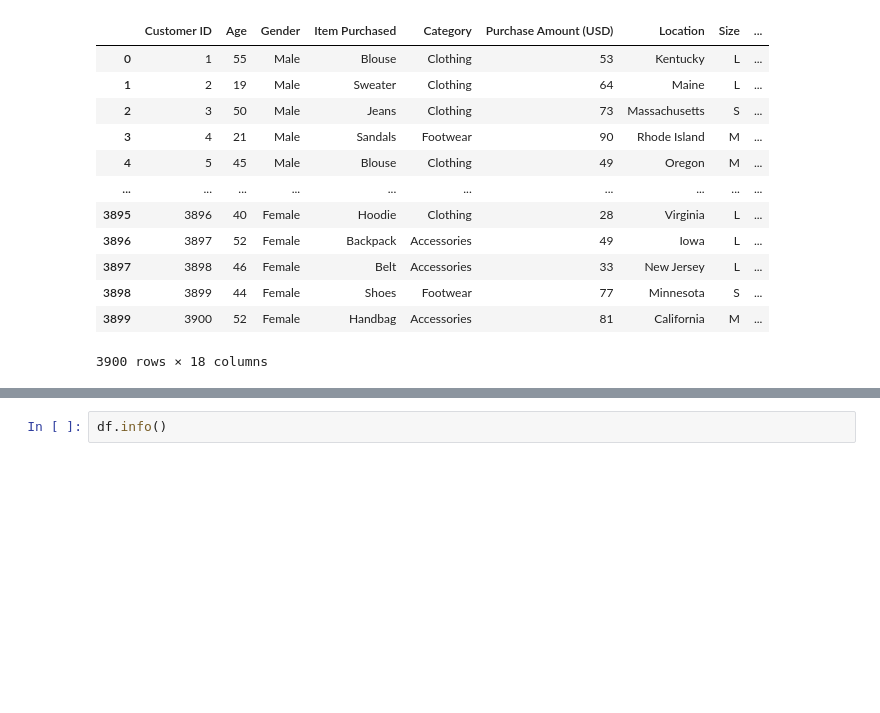
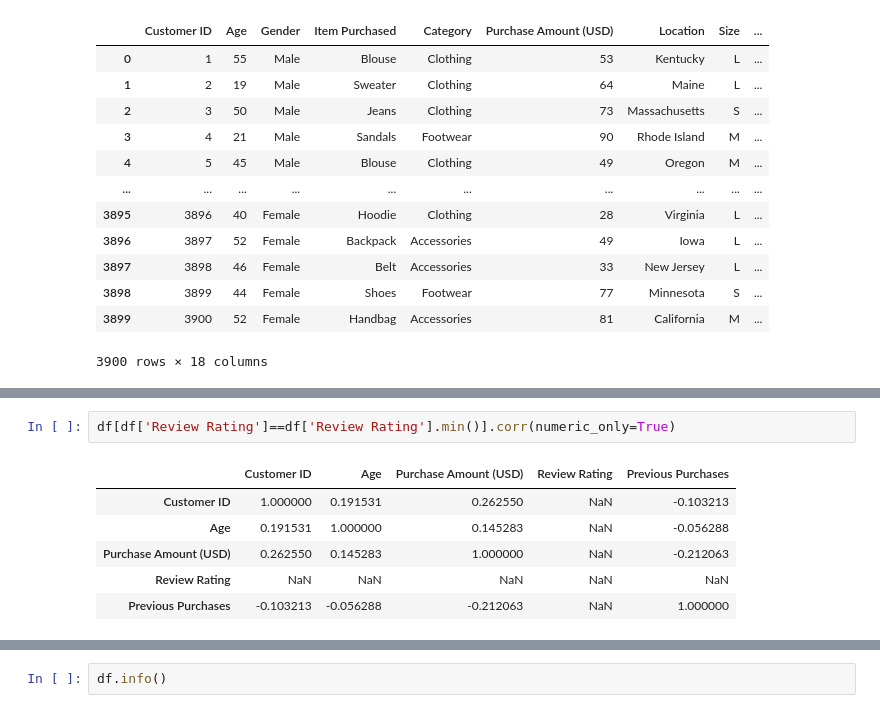
Before and after one commit to vidyasager162/MDSC-106, a Jupyter notebook: End Sem/my-work.ipynb, the cells around one changed output, grey strips where cells are left out. Saved outputs shown, nothing was run; the diff lists cells and outputs as text; blank space fills up the shorter version.

```diff
--- a/End Sem/my-work.ipynb
+++ b/End Sem/my-work.ipynb
@@ -22,0 +42,9 @@ df
+# %%
+df[df['Review Rating']==df['Review Rating'].min()].corr(numeric_only=True)
+# %% [output]
+|  | Customer ID | Age | Purchase Amount (USD) | Review Rating | Previous Purchases |
+| Customer ID | 1.000000 | 0.191531 | 0.262550 | NaN | -0.103213 |
+| Age | 0.191531 | 1.000000 | 0.145283 | NaN | -0.056288 |
+| Purchase Amount (USD) | 0.262550 | 0.145283 | 1.000000 | NaN | -0.212063 |
+| Review Rating | NaN | NaN | NaN | NaN | NaN |
+| Previous Purchases | -0.103213 | -0.056288 | -0.212063 | NaN | 1.000000 |
```
Also changed, not shown: parts of 56 cells of this notebook.
